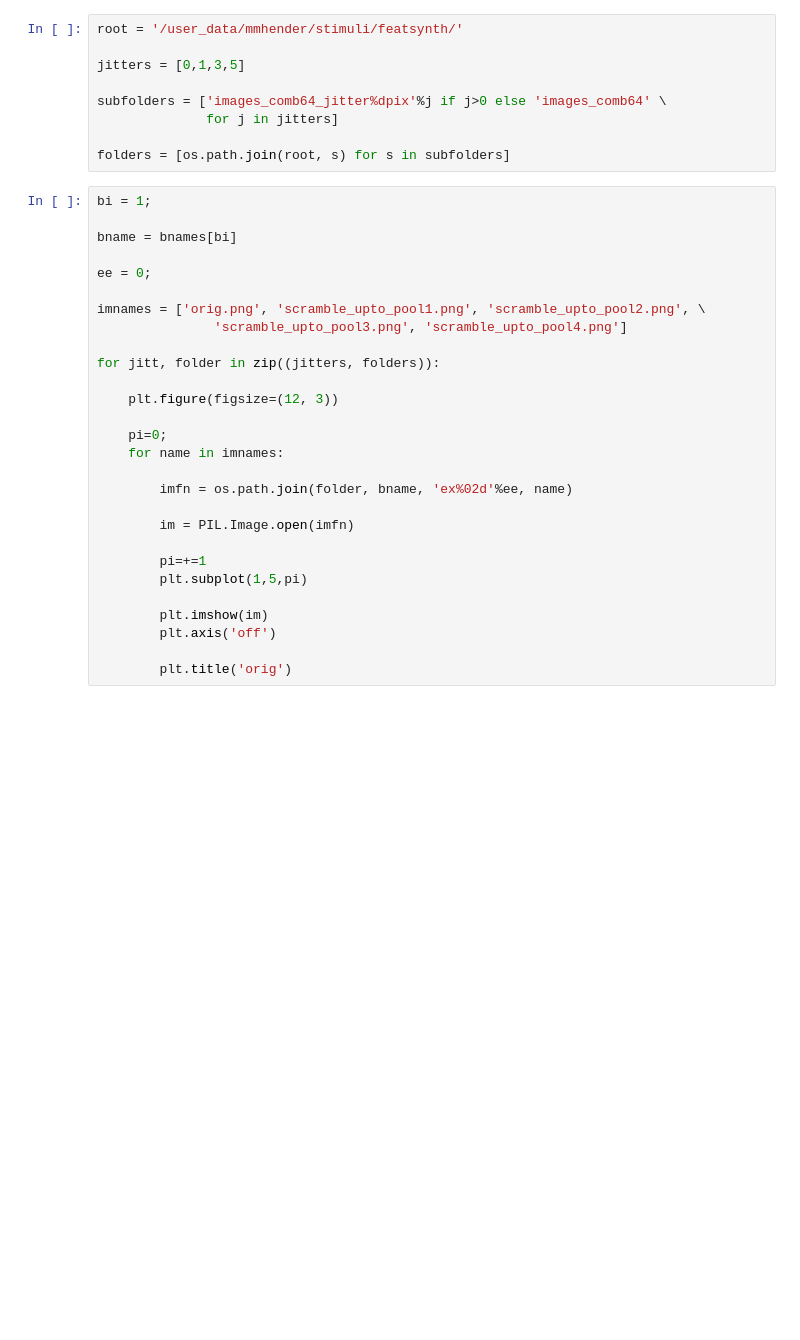
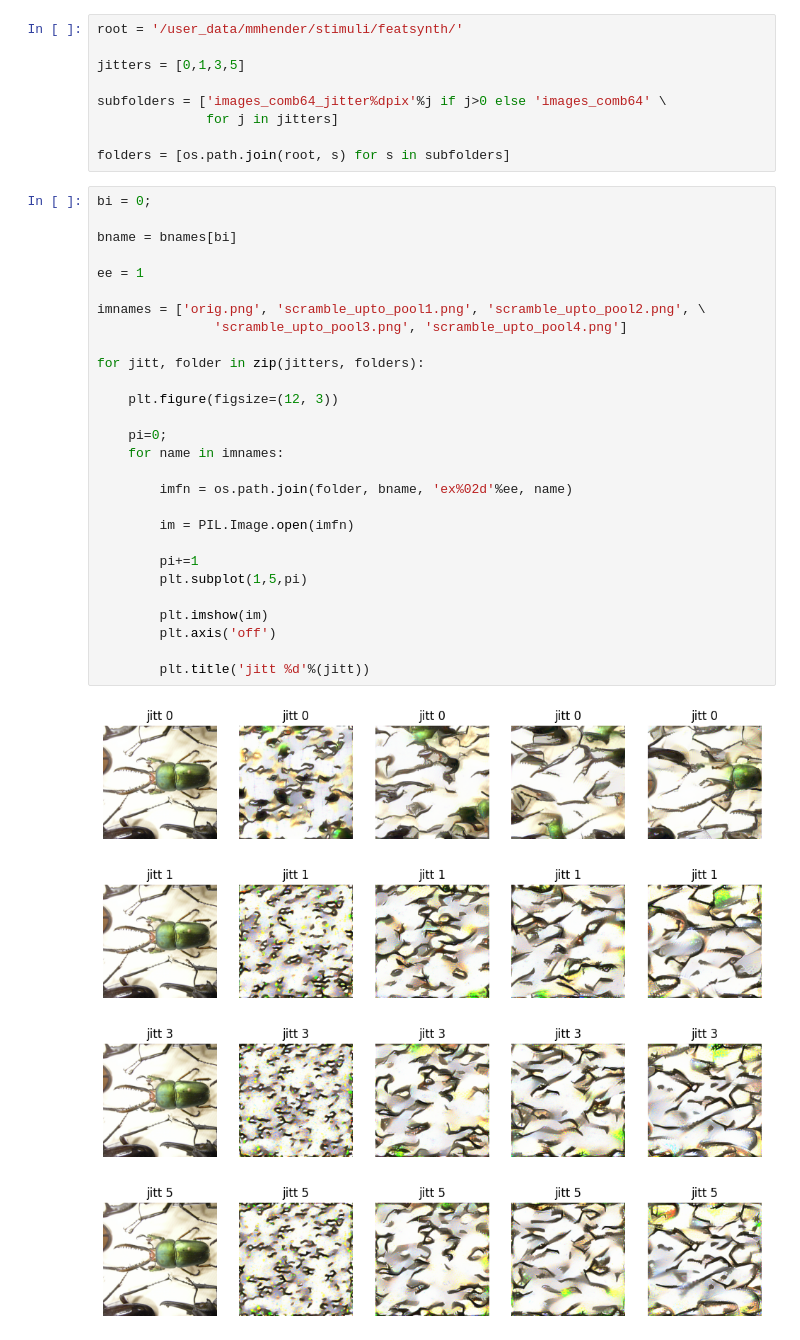
Before and after one commit to mmhenderson/featsynth, a Jupyter notebook: texture_synthesis/notebooks/compare_jitter.ipynb, the cells around one changed output. Cells and saved outputs as stored; diff of their text form; blank space fills up the shorter version.

```diff
--- a/texture_synthesis/notebooks/compare_jitter.ipynb
+++ b/texture_synthesis/notebooks/compare_jitter.ipynb
@@ -22,30 +22,35 @@ subfolders = ['images_comb64_jitter%dpix'%j if j>0 else 'images_comb64' \
 
 folders = [os.path.join(root, s) for s in subfolders]
 # %%
-bi = 1;
+bi = 0;
 
 bname = bnames[bi]
 
-ee = 0;
+ee = 1
 
 imnames = ['orig.png', 'scramble_upto_pool1.png', 'scramble_upto_pool2.png', \
                'scramble_upto_pool3.png', 'scramble_upto_pool4.png']
 
-for jitt, folder in zip((jitters, folders)):
+for jitt, folder in zip(jitters, folders):
 
     plt.figure(figsize=(12, 3))
 
     pi=0;
     for name in imnames:
 
         imfn = os.path.join(folder, bname, 'ex%02d'%ee, name)
 
         im = PIL.Image.open(imfn)
 
-        pi=+=1
+        pi+=1
         plt.subplot(1,5,pi)
 
         plt.imshow(im)
         plt.axis('off')
 
-        plt.title('orig')
+        plt.title('jitt %d'%(jitt))
+# %% [output]
+[figure, added]
+[figure, added]
+[figure, added]
+[figure, added]
```
Also changed, not shown: parts of 1 cell of this notebook, 24 other files.
